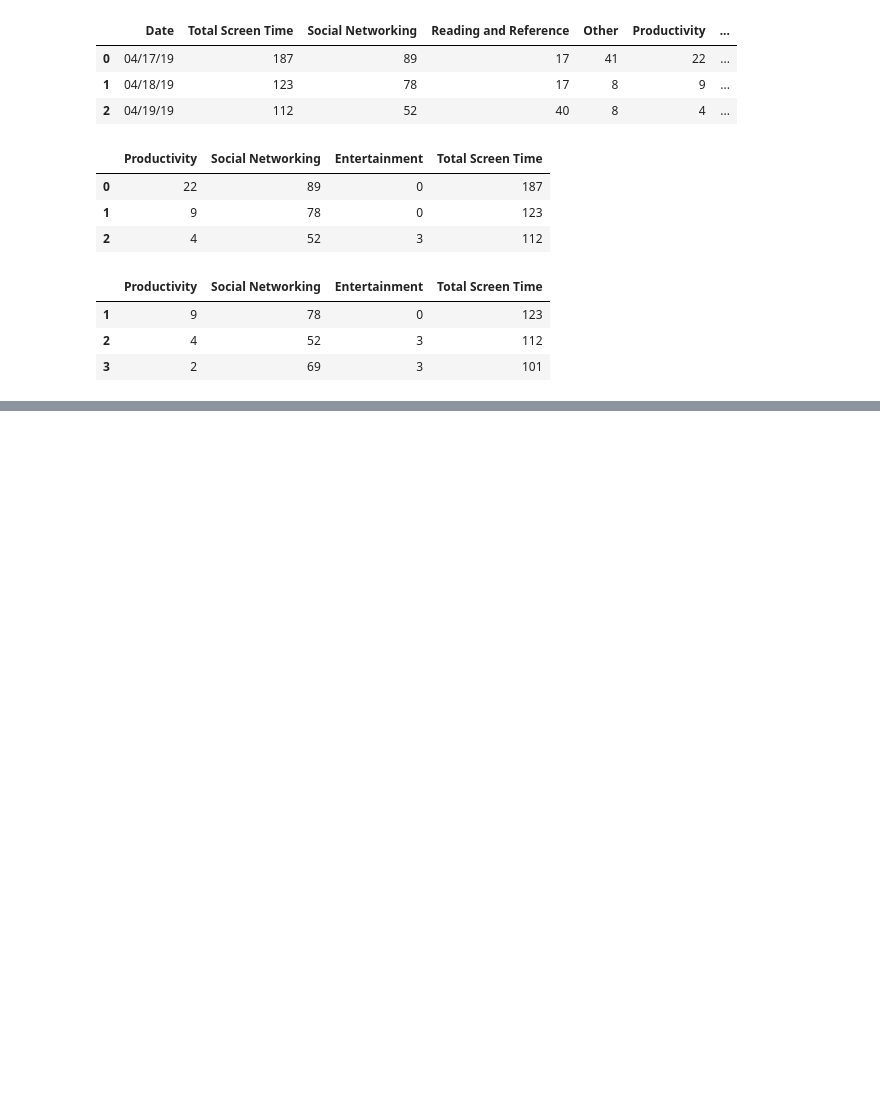
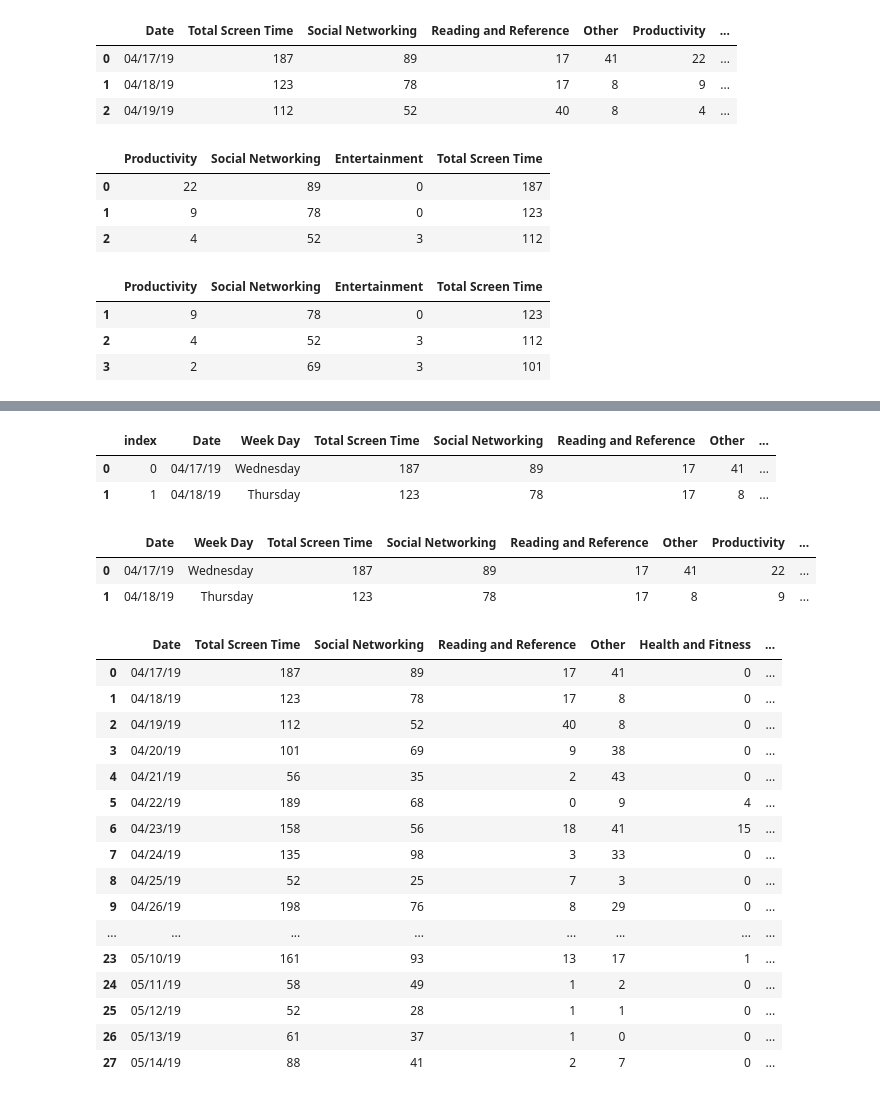
Before and after one commit to raaakibul/ML-course, a Jupyter notebook: Pandas/conditions.ipynb, the cells around one changed output, grey strips where cells are left out. Drawn from its saved outputs; the diff is of its cells as text; code cells hidden in the pictures; blank space fills up the shorter version.

Commit message:
drop columns using pandas code

```diff
--- a/Pandas/conditions.ipynb
+++ b/Pandas/conditions.ipynb
@@ -286,0 +294,6 @@ df.head(3)
+# %%
+url ='https://raw.githubusercontent.com/rashakil-ds/5-Minutes-to-Pandas/refs/heads/main/Datasets/Screen%20Time%20Data.csv'
+response = requests.get(url)
+csv_data = StringIO(response.text)
+df = pd.read_csv(csv_data)
+df
@@ -286,0 +338,33 @@ df.head(3)
+# %%
+df.head(2)
+# %% [output]
+|  | index | Date | Week Day | Total Screen Time | Social Networking | Reading and Reference | Other | ... |
+| 0 | 0 | 04/17/19 | Wednesday | 187 | 89 | 17 | 41 | ... |
+| 1 | 1 | 04/18/19 | Thursday | 123 | 78 | 17 | 8 | ... |
+# %%
+df.drop('index', axis=1, inplace=True)
+df.head(2)
+# %% [output]
+|  | Date | Week Day | Total Screen Time | Social Networking | Reading and Reference | Other | Productivity | ... |
+| 0 | 04/17/19 | Wednesday | 187 | 89 | 17 | 41 | 22 | ... |
+| 1 | 04/18/19 | Thursday | 123 | 78 | 17 | 8 | 9 | ... |
+# %%
+df.drop(columns=['Week Day', 'Productivity'])
+# %% [output]
+|  | Date | Total Screen Time | Social Networking | Reading and Reference | Other | Health and Fitness | ... |
+| 0 | 04/17/19 | 187 | 89 | 17 | 41 | 0 | ... |
+| 1 | 04/18/19 | 123 | 78 | 17 | 8 | 0 | ... |
+| 2 | 04/19/19 | 112 | 52 | 40 | 8 | 0 | ... |
+| 3 | 04/20/19 | 101 | 69 | 9 | 38 | 0 | ... |
+| 4 | 04/21/19 | 56 | 35 | 2 | 43 | 0 | ... |
+| 5 | 04/22/19 | 189 | 68 | 0 | 9 | 4 | ... |
+| 6 | 04/23/19 | 158 | 56 | 18 | 41 | 15 | ... |
+| 7 | 04/24/19 | 135 | 98 | 3 | 33 | 0 | ... |
+| 8 | 04/25/19 | 52 | 25 | 7 | 3 | 0 | ... |
+| 9 | 04/26/19 | 198 | 76 | 8 | 29 | 0 | ... |
+| ... | ... | ... | ... | ... | ... | ... | ... |
+| 23 | 05/10/19 | 161 | 93 | 13 | 17 | 1 | ... |
+| 24 | 05/11/19 | 58 | 49 | 1 | 2 | 0 | ... |
+| 25 | 05/12/19 | 52 | 28 | 1 | 1 | 0 | ... |
+| 26 | 05/13/19 | 61 | 37 | 1 | 0 | 0 | ... |
+| 27 | 05/14/19 | 88 | 41 | 2 | 7 | 0 | ... |
```
Also changed, not shown: parts of 6 cells of this notebook.
